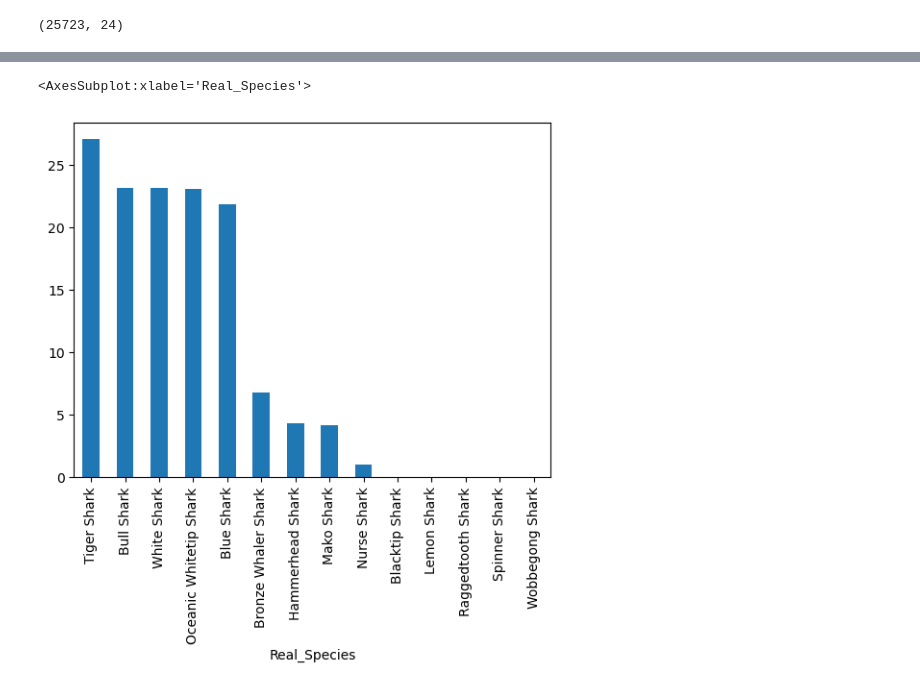
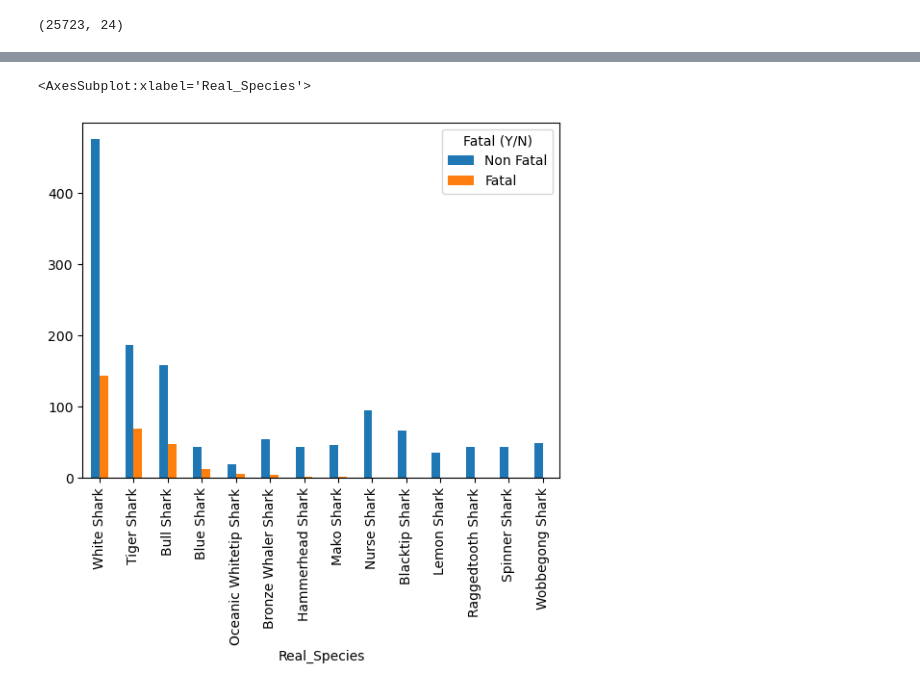
Before and after one commit to marccalvente/pandas_project, a Jupyter notebook: First approach.ipynb, the cells around one changed output, grey strips where cells are left out. Cells and saved outputs as stored; diff of their text form; code cells hidden in the pictures.

```diff
--- a/First approach.ipynb
+++ b/First approach.ipynb
@@ -165,2 +203,0 @@ fatality_by_species
-# %%
-fatality_by_species = fatality_by_species[(fatality_by_species["Non Fatal"]+fatality_by_species["Fatal"])>20].sort_values(by="Fatal", ascending=False)
@@ -172,5 +204,9 @@ fatality_by_species[["Non Fatal", "Fatal"]].plot(kind="bar", stacked=True)
-# %%
-fatality_by_species["Fatality_ratio_%"].sort_values(ascending=False).plot(kind="bar", stacked=True)
-# %% [output]
-<AxesSubplot:xlabel='Real_Species'>
-[figure, removed]
+# %%
+# Keeping only species that have more than 20 attacks registered
+fatality_by_species = fatality_by_species[fatality_by_species["Total"]>20].sort_values(by="Fatal", ascending=False)
+# %%
+# Total attacks by species
+fatality_by_species[["Non Fatal", "Fatal"]].plot(kind="bar", stacked=False)
+# %% [output]
+<AxesSubplot:xlabel='Real_Species'>
+[figure, added]
```
Also changed, not shown: parts of 21 cells of this notebook, 1 other file.
